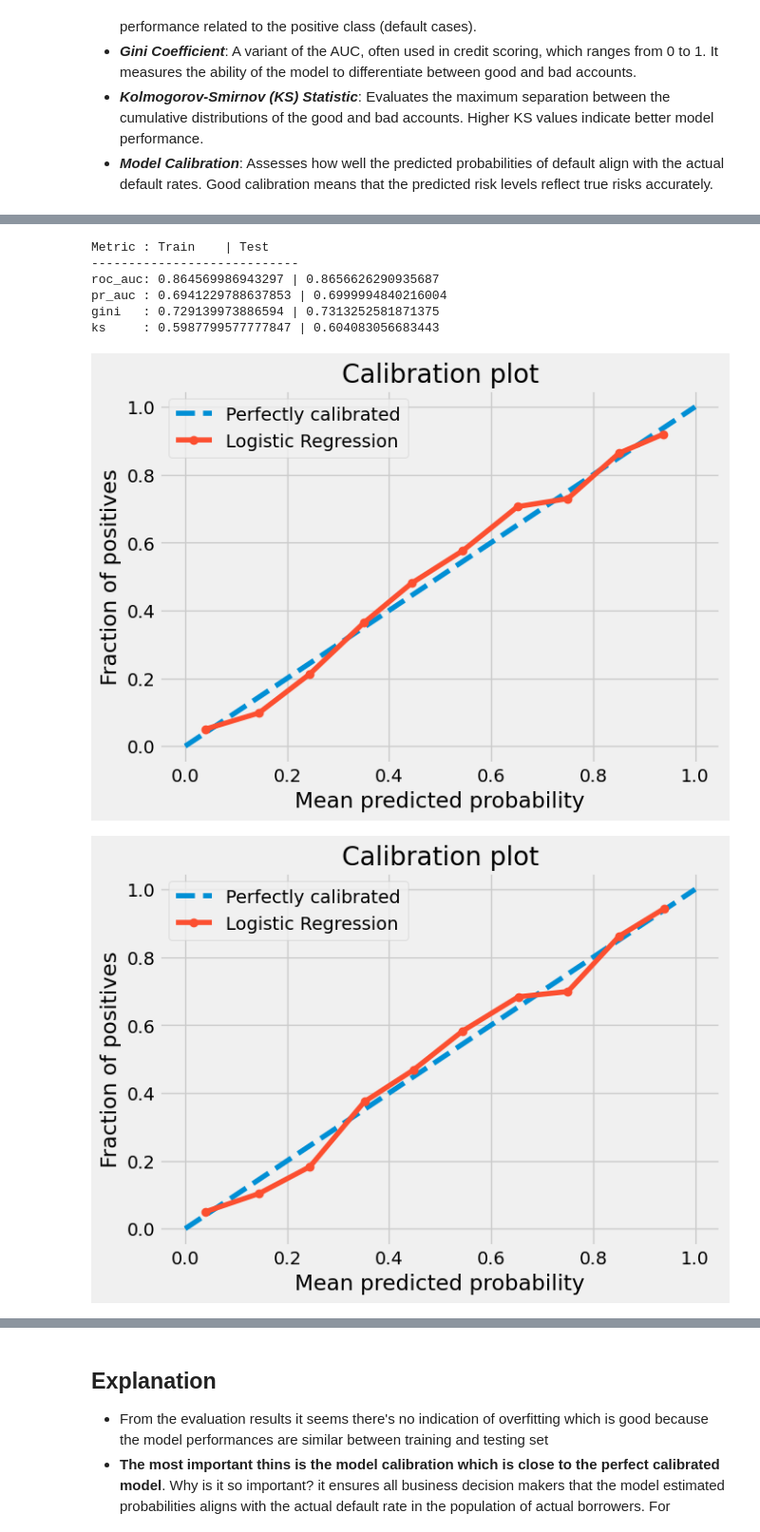
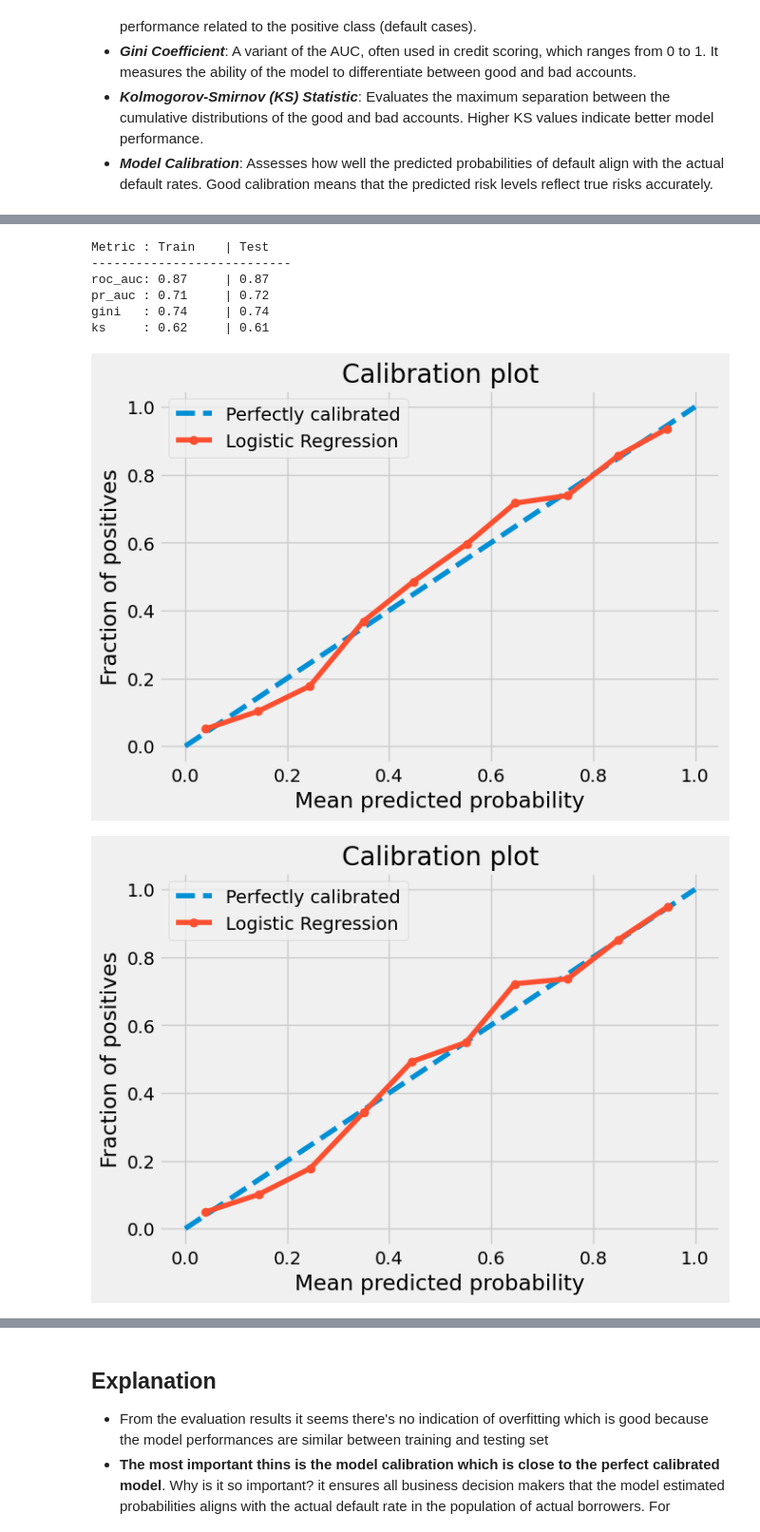
Before and after one commit to marcellinus-witarsah/credit-score-modelling-old, a Jupyter notebook: notebooks/20240611_credit_scorecard_manual.ipynb, the cells around one changed output, grey strips where cells are left out. Shown at 95% size. Drawn from its saved outputs; the diff is of its cells as text; code cells hidden in the pictures.

```diff
--- a/notebooks/20240611_credit_scorecard_manual.ipynb
+++ b/notebooks/20240611_credit_scorecard_manual.ipynb
@@ -1269,14 +1032,22 @@ def print_side_by_side(dict1: dict, dict2: dict) -> None:
     max_key_len = max(max(len(key) for key in dict1), max(len(key) for key in dict2))
 
     # Define the format string for printing
-    format_str = "{:<{key_len}}: {:<8} | {:<8}"
+    output = ""
 
     # Print header
-    print(format_str.format("Metric", "Train", "Test", key_len=max_key_len))
+    output += "{:<{key_len}}: {:<8} | {:<8}".format("Metric", "Train", "Test", key_len=max_key_len)
+    output += "\n "
 
     # Print separator
-    print("-" * (max_key_len + 21))
-
+    output +="-" * (max_key_len + 20)
+    output += "\n "
+    output = "{:<{key_len}}: {:<8} | {:<8}\n{}\n"\
+        .format(
+            "Metric", "Train", "Test",
+            "-" * (max_key_len + 20),
+            key_len=max_key_len
+        )
     # Print key-value pairs side by side
     for key in dict1:
-        print(format_str.format(key, dict1[key], dict2[key], key_len=max_key_len))
+        output +="{:<{key_len}}: {:<8.2f} | {:<8.2f}\n".format(key, dict1[key], dict2[key], key_len=max_key_len)
+    return output
@@ -1299,33 +1054,34 @@ X_train_woe
 # %%
-y_train_pred_proba = model.predict_proba(X_train_woe[selected_features])[:, -1]
+from src.models.metrics import roc_auc, pr_auc, gini, ks
+from src.visualization.visualize import plot_calibration_curve
+y_train_pred_proba = pipe.predict_proba(X_train)[:, -1]
 train_evaluation = {
     "roc_auc": roc_auc(y_train, y_train_pred_proba),
     "pr_auc": pr_auc(y_train, y_train_pred_proba),
     "gini": gini(y_train, y_train_pred_proba),
     "ks": ks(y_train, y_train_pred_proba),
 }
 
 
-y_test_pred_proba = model.predict_proba(X_test_woe[selected_features])[:, -1]
+y_test_pred_proba = pipe.predict_proba(X_test)[:, -1]
 test_evaluation = {
     "roc_auc": roc_auc(y_test, y_test_pred_proba),
     "pr_auc": pr_auc(y_test, y_test_pred_proba),
     "gini": gini(y_test, y_test_pred_proba),
     "ks": ks(y_test, y_test_pred_proba),
 }
 
-print_side_by_side(train_evaluation, test_evaluation)
-ax_train_calibration_curve_plot = plot_calibration_curve(y_train, y_train_pred_proba, "Logistic Regression", (7, 5))
-# plt.savefig("../reports/figures/calibration_plot_train.png")
-ax_test_calibration_curve_plot = plot_calibration_curve(y_test, y_test_pred_proba, "Logistic Regression", (7, 5))
-# plt.savefig("../reports/figures/calibration_plot_test.png")
+print(print_side_by_side(train_evaluation, test_evaluation))
+plot_calibration_curve(y_train, y_train_pred_proba, "Logistic Regression", (7, 5))
+plot_calibration_curve(y_test, y_test_pred_proba, "Logistic Regression", (7, 5))
+plt.show()
 # %% [output]
 Metric : Train    | Test
-----------------------------
-roc_auc: 0.864569986943297 | 0.8656626290935687
-pr_auc : 0.6941229788637853 | 0.6999994840216004
-gini   : 0.729139973886594 | 0.7313252581871375
-ks     : 0.5987799577777847 | 0.604083056683443
+---------------------------
+roc_auc: 0.87     | 0.87
+pr_auc : 0.71     | 0.72
+gini   : 0.74     | 0.74
+ks     : 0.62     | 0.61
-[figure, old version]
+[figure, new version]
-[figure, old version]
+[figure, new version]
 # %%
```
Also changed, not shown: parts of 43 cells of this notebook, 6 other files.
